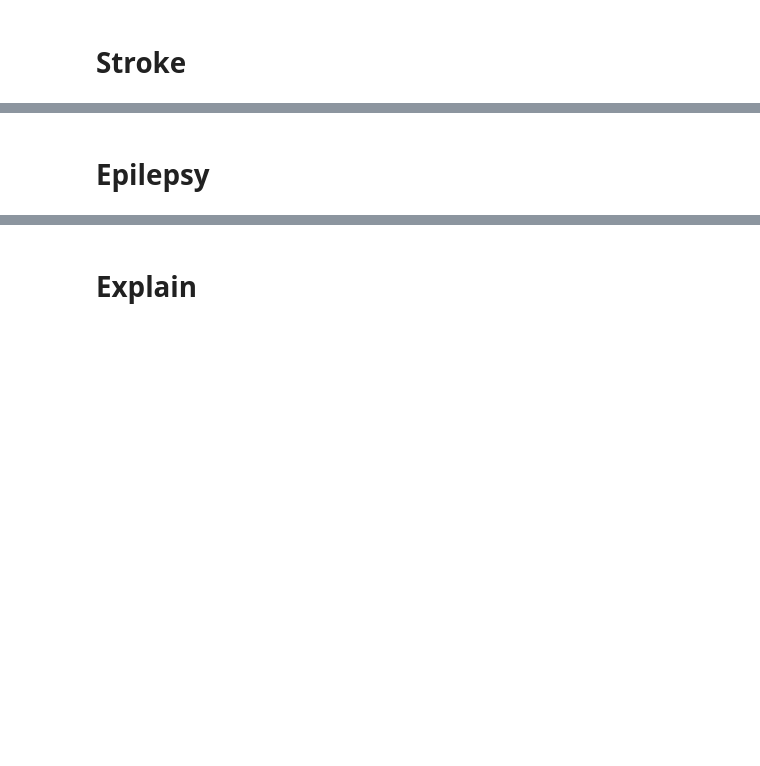
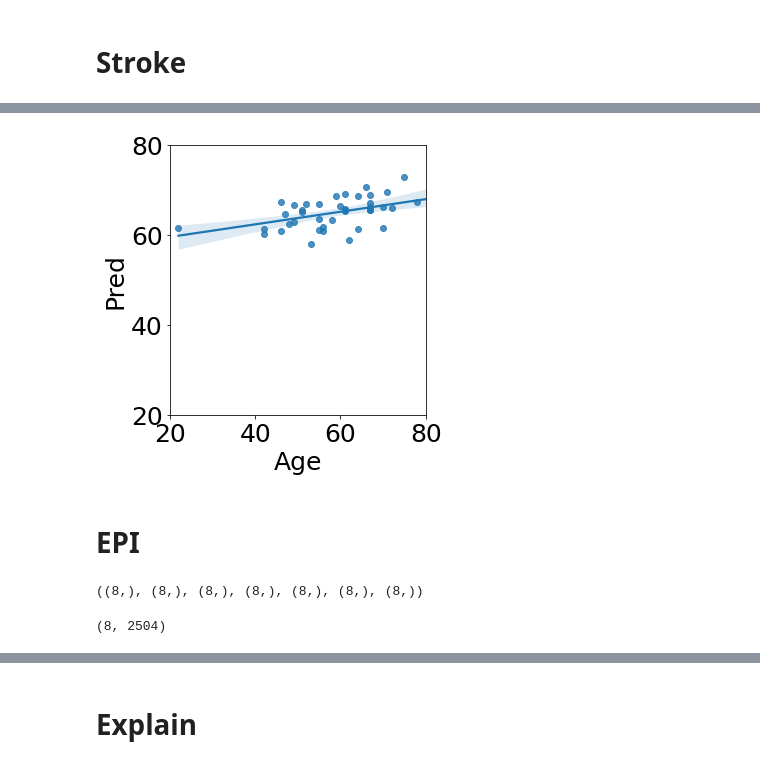
Before and after one commit to codelableidenvelux/BehavioralAge_2022, a Jupyter notebook: tap2age_xg.ipynb, the cells around one changed output, grey strips where cells are left out. Drawn from its saved outputs; the diff is of its cells as text; code cells hidden in the pictures; blank space fills up the shorter version.

```diff
--- a/tap2age_xg.ipynb
+++ b/tap2age_xg.ipynb
@@ -660,17 +897,21 @@ df_fig2_stroke
 # %%
 df_ = pd.DataFrame({'Age': y_stroke_sub_test[idx], 'Pred' : med_s_stroke[idx]})
 fig, ax = plt.subplots(1,1, figsize=(5, 5))
 sns.regplot(y="Pred", x="Age", data=df_);
 ax.set_xlabel('Age')
 ax.set_ylabel('Pred');
+ax.set_xlim([20, 80])
+ax.set_ylim([20, 80])
 plt.tight_layout()
 plt.grid(False)
-plt.savefig('./figures/xgboost/figure_2_insert_stroke.pdf')
-savemat('figure_2_xgboost_insert_stroke.mat', {'real_str': y_stroke_sub_test[idx], 'pred_str': med_s_stroke[idx]})
+plt.savefig('./figures/v18/figure_2_insert_stroke_v2.pdf')
+savemat('./data/figure_2_xgboost_insert_stroke.mat', {'real_str': y_stroke_sub_test[idx], 'pred_str': med_s_stroke[idx]})
+# %% [output]
+[figure, added]
 # %% [markdown]
-# Epilepsy
+# EPI
 # %%
-Xy_rns_all = loadmat('ml_age_RNS_data_v15.mat')
+Xy_rns_all = loadmat('./data/ml_age_RNS_data_v18.mat')
 X_rns_all = np.squeeze(Xy_rns_all['X_all'])
 y_rns_all = np.squeeze(Xy_rns_all['y_all'])
 g_rns_all = np.squeeze(Xy_rns_all['g_all'])
@@ -679,6 +920,8 @@ e_rns_all = np.squeeze(Xy_rns_all['e_all'])
 s_rns_all = np.squeeze(Xy_rns_all['s_all'])
 partId_rns_all = np.squeeze(Xy_rns_all['partId_all'])
 print((X_rns_all.shape, y_rns_all.shape, g_rns_all.shape, u_rns_all.shape, e_rns_all.shape, s_rns_all.shape, partId_rns_all.shape))
+# %% [output]
+((8,), (8,), (8,), (8,), (8,), (8,), (8,))
 # %%
 X_rns_test = X_rns_all[:]
 y_rns_test = y_rns_all[:]
@@ -689,7 +932,7 @@ s_rns_test = s_rns_all[:]
 
 # only first
 X_rns_sub_test = np.array([a[:, 0] for a in X_rns_test])
-y_rns_sub_test = np.squeeze(np.array([a[0] for a in y_rns_test]))
+y_rns_sub_test = np.squeeze(np.array([np.int32(a[0]) for a in y_rns_test]))
 g_rns_sub_test = np.array([a[0] for a in g_rns_test]) * 1
 u_rns_sub_test = np.log10(np.array([a[0] for a in u_rns_test]) + 1e-15) * 1
 e_rns_sub_test = np.array([a[0] for a in e_rns_test]) * 1
@@ -699,6 +942,8 @@ s_rns_sub_test = np.array([a[0] for a in s_rns_test]) * 1
 # put tog.
 X_rns_test = np.concatenate([X_rns_sub_test[:, :], g_rns_sub_test, u_rns_sub_test, e_rns_sub_test, s_rns_sub_test], -1)
 print(X_rns_test.shape)
+# %% [output]
+(8, 2504)
 # %%
 X_r_df = pd.DataFrame(X_rns_test)
 X_r_df = X_r_df.rename(columns=new_names)
```
Also changed, not shown: parts of 66 cells of this notebook, 1 other file.
